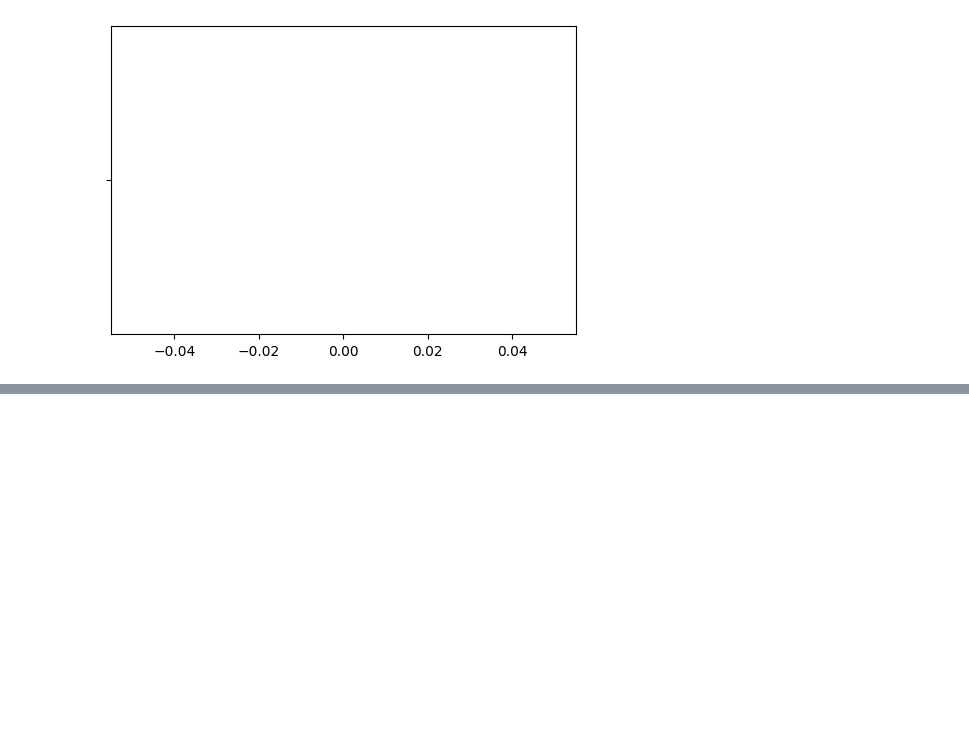
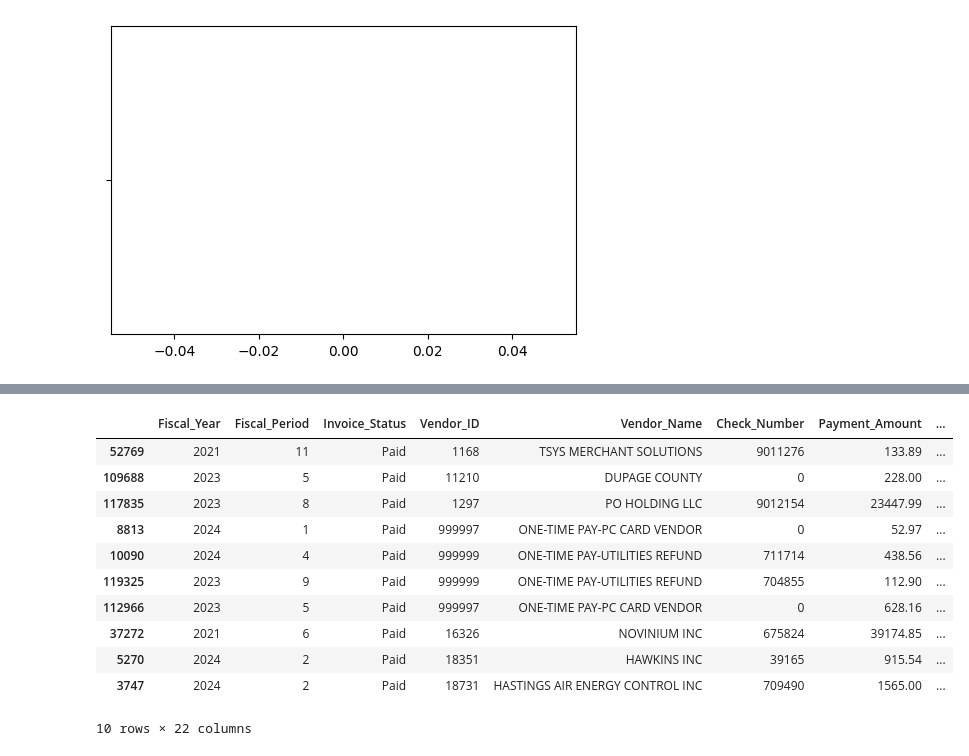
Before and after one commit to yeahmanitsmike/Analytics-Practice, a Jupyter notebook: src/csv_analysis.ipynb, the cells around one changed output, grey strips where cells are left out. Drawn from its saved outputs; the diff is of its cells as text; code cells hidden in the pictures; blank space fills up the shorter version.

```diff
--- a/src/csv_analysis.ipynb
+++ b/src/csv_analysis.ipynb
@@ -172,0 +258,15 @@ ValueError: List of boxplot statistics and `positions` values must have same the
+# %%
+df.sample(10)
+# %% [output]
+|  | Fiscal_Year | Fiscal_Period | Invoice_Status | Vendor_ID | Vendor_Name | Check_Number | Payment_Amount | ... |
+| 52769 | 2021 | 11 | Paid | 1168 | TSYS MERCHANT SOLUTIONS | 9011276 | 133.89 | ... |
+| 109688 | 2023 | 5 | Paid | 11210 | DUPAGE COUNTY | 0 | 228.00 | ... |
+| 117835 | 2023 | 8 | Paid | 1297 | PO HOLDING LLC | 9012154 | 23447.99 | ... |
+| 8813 | 2024 | 1 | Paid | 999997 | ONE-TIME PAY-PC CARD VENDOR | 0 | 52.97 | ... |
+| 10090 | 2024 | 4 | Paid | 999999 | ONE-TIME PAY-UTILITIES REFUND | 711714 | 438.56 | ... |
+| 119325 | 2023 | 9 | Paid | 999999 | ONE-TIME PAY-UTILITIES REFUND | 704855 | 112.90 | ... |
+| 112966 | 2023 | 5 | Paid | 999997 | ONE-TIME PAY-PC CARD VENDOR | 0 | 628.16 | ... |
+| 37272 | 2021 | 6 | Paid | 16326 | NOVINIUM INC | 675824 | 39174.85 | ... |
+| 5270 | 2024 | 2 | Paid | 18351 | HAWKINS INC | 39165 | 915.54 | ... |
+| 3747 | 2024 | 2 | Paid | 18731 | HASTINGS AIR ENERGY CONTROL INC | 709490 | 1565.00 | ... |
+10 rows × 22 columns
```
Also changed, not shown: parts of 16 cells of this notebook.
